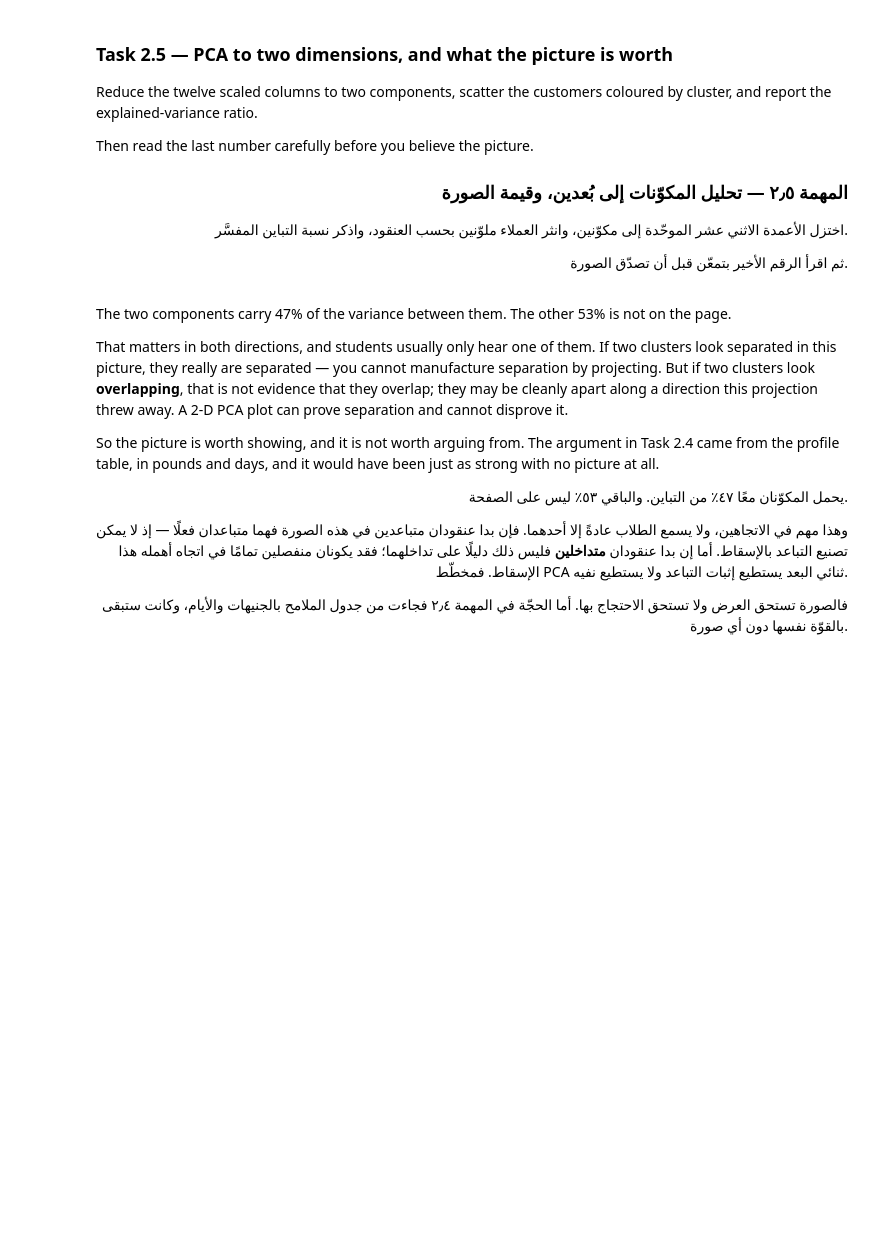
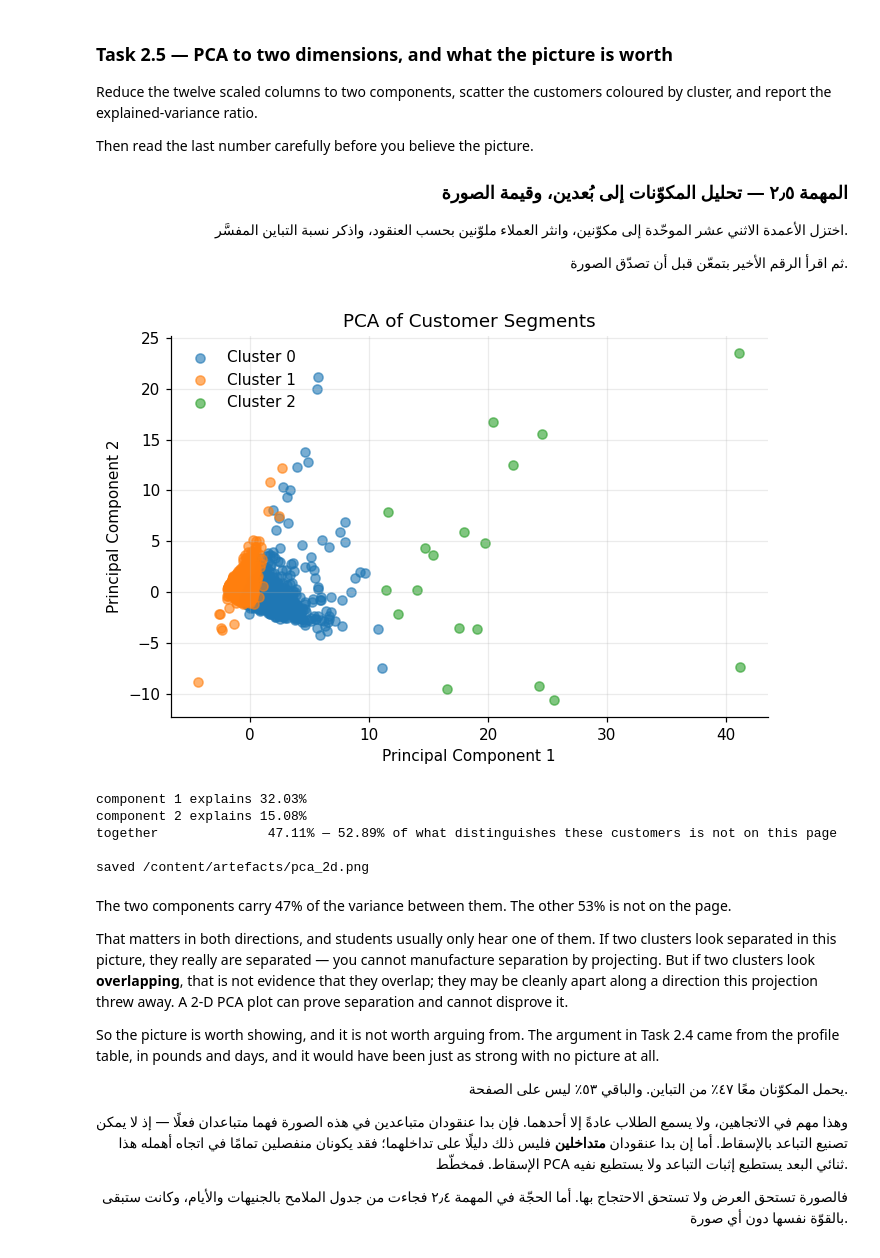
Before and after one commit to DMN83/AIEP_Olo_student, a Jupyter notebook: week_1_foundations/labs/D5_clustering_pca/D5_clustering_pca_blank.ipynb, the cells around one changed output. Saved outputs shown, nothing was run; the diff lists cells and outputs as text; code cells hidden in the pictures; blank space fills up the shorter version.

```diff
--- a/week_1_foundations/labs/D5_clustering_pca/D5_clustering_pca_blank.ipynb
+++ b/week_1_foundations/labs/D5_clustering_pca/D5_clustering_pca_blank.ipynb
@@ -719,4 +717,22 @@ two different kinds of customer, `k` is too low.
 
 # TODO: Fit KMeans with CHOSEN_K, then build `profiles`: the mean of every original feature per cluster, with the customer count.
 # مهمة: درّب KMeans بـCHOSEN_K، ثم ابنِ `profiles`: متوسّط كل خاصية أصلية لكل عنقود مع عدد العملاء.
+CHOSEN_K = 3
+
+model = KMeans(
+    n_clusters=CHOSEN_K,
+    n_init=10,
+    random_state=42
+)
+
+model.fit(X_scaled)
+
+final_labels = model.labels_
+
+profile_data = customers[FEATURES].copy()
+profile_data["cluster"] = final_labels
+
+profiles = profile_data.groupby("cluster")[FEATURES].mean()
+profiles["customer_count"] = profile_data.groupby("cluster").size()
+
 print(profiles.to_string())
@@ -789,33 +811,79 @@ Then read the last number carefully before you believe the picture.
 # %%
 # ────────────────────────────────────────────────────────────────────
 # 1) PCA(n_components=2, random_state=42) on X_scaled — the scaled matrix, never the raw one.
 #    PCA maximises variance, so unscaled columns would hijack it exactly as they hijacked
 #    K-Means in Task 2.1.
 # 2) Scatter the two components, one colour per cluster, with a legend.
 # 3) Print `explained_variance_ratio_` — one number per component — and their sum.
 # 4) Save the figure to ARTEFACT_DIR / "pca_2d.png" with fig.savefig. Never write a literal
 #    path: ARTEFACT_DIR resolves correctly on a laptop and on Colab.
 # Search: "sklearn PCA explained_variance_ratio_ scatter clusters"
 #
 # ١) استخدم PCA(n_components=2, random_state=42) على X_scaled — المصفوفة الموحّدة لا الخام.
 #    فـPCA تعظّم التباين، والأعمدة غير الموحّدة ستخطفها تمامًا كما خطفت K-Means في المهمة ٢٫١.
 # ٢) انثر المكوّنين بلون لكل عنقود
 #    مع مفتاح للرسم.
 # ٣) اطبع `explained_variance_ratio_` — رقم لكل مكوّن — ومجموعهما.
 # ٤) احفظ الشكل في ARTEFACT_DIR / "pca_2d.png" بـfig.savefig. ولا تكتب مسارًا صريحًا أبدًا:
 #    فـARTEFACT_DIR يُحلّ صحيحًا على الحاسوب المحلي وعلى Colab.
 # ابحث عن: "sklearn PCA explained_variance_ratio_ scatter clusters"
 # ────────────────────────────────────────────────────────────────────
 
 from sklearn.decomposition import PCA
 # TODO: Project X_scaled to 2 components, scatter it coloured by cluster, save it to ARTEFACT_DIR / "pca_2d.png", and report the explained variance.
 # مهمة: أسقِط X_scaled على مكوّنين، وانثره ملوّنًا بحسب العنقود، واحفظه في ARTEFACT_DIR / "pca_2d.png"، واذكر التباين المفسَّر.
+
+pca = PCA(
+    n_components=2,
+    random_state=42
+)
+
+# Fit PCA
+pca.fit(X_scaled)
+
+# Transform the data
+coordinates = pca.transform(X_scaled)
+
+# Create the figure
+fig, ax = plt.subplots()
+
+# Plot each cluster
+for cluster in range(CHOSEN_K):
+    cluster_points = coordinates[final_labels == cluster]
+
+    ax.scatter(
+        cluster_points[:, 0],
+        cluster_points[:, 1],
+        label=f"Cluster {cluster}",
+        alpha=0.6
+    )
+
+# Figure labels
+ax.set_xlabel("Principal Component 1")
+ax.set_ylabel("Principal Component 2")
+ax.set_title("PCA of Customer Segments")
+ax.legend()
+
+# Save the figure
+pca_path = ARTEFACT_DIR / "pca_2d.png"
+fig.savefig(pca_path)
+
+plt.show()
+
+# Explained variance
 explained = pca.explained_variance_ratio_
 print(f"component 1 explains {explained[0]:.2%}")
 print(f"component 2 explains {explained[1]:.2%}")
 print(f"together              {explained.sum():.2%} — "
       f"{1 - explained.sum():.2%} of what distinguishes these customers is not on this page")
 print(f"\nsaved {pca_path}")
+# %% [output]
+[figure, added]
+component 1 explains 32.03%
+component 2 explains 15.08%
+together              47.11% — 52.89% of what distinguishes these customers is not on this page
+
+saved /content/artefacts/pca_2d.png
 # %% [markdown]
 The two components carry 47% of the variance between them. The other 53% is not on the page.
 
```
Also changed, not shown: parts of 5 cells of this notebook.
